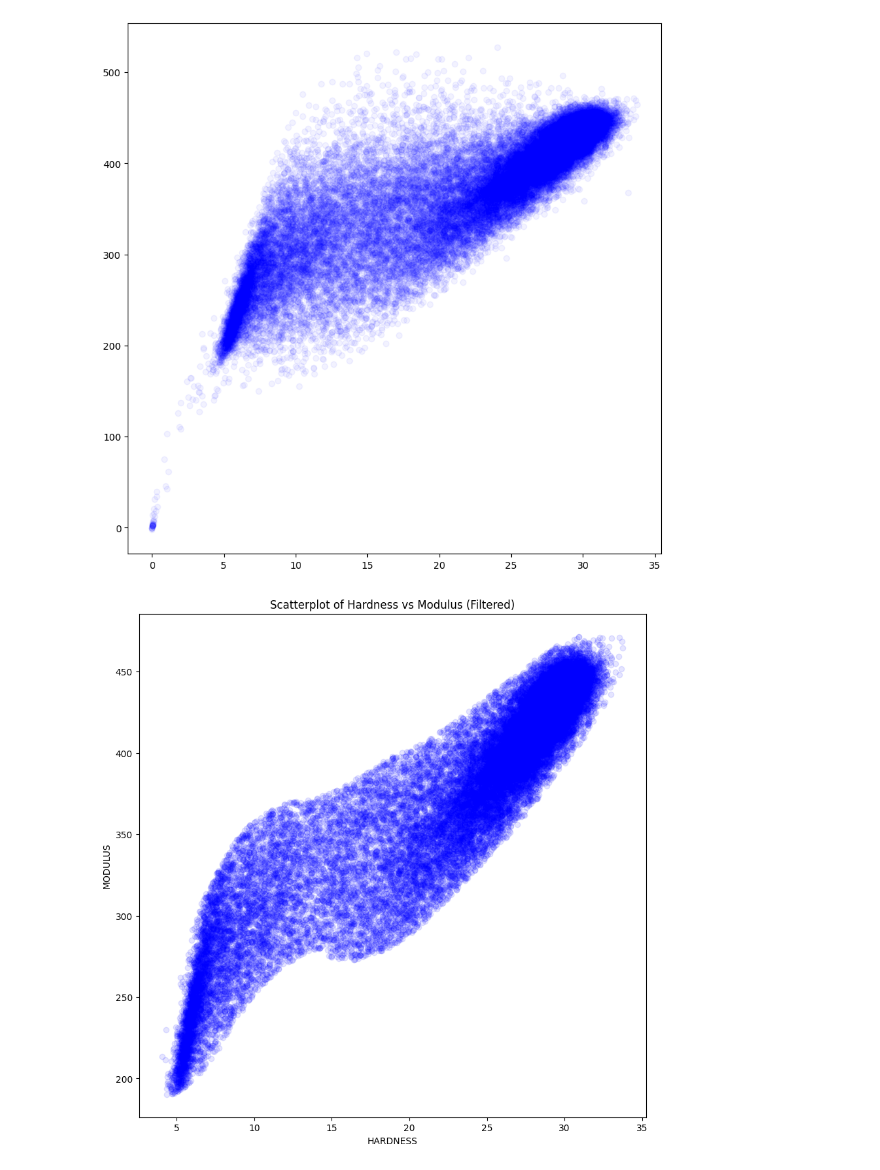
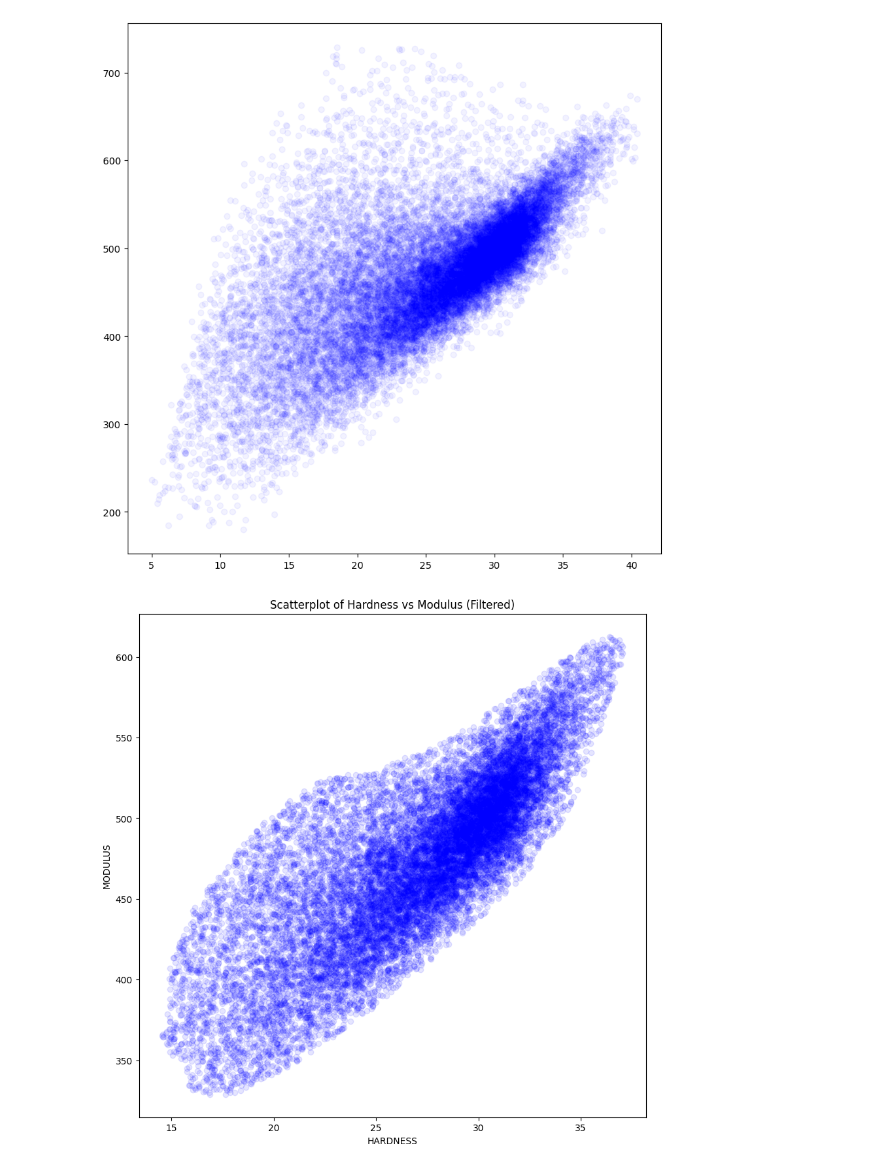
Before and after one commit to laiaorme/High-speed-Nanoindentation-Data-Analysis-through-GMM-Clustering-and-Skew-Normal-Mixture, a Jupyter notebook: Additional codes/Density_and_outliers.ipynb, the cells around one changed output. Drawn from its saved outputs; the diff is of its cells as text; code cells hidden in the pictures.

```diff
--- a/Additional codes/Density_and_outliers.ipynb
+++ b/Additional codes/Density_and_outliers.ipynb
@@ -4,51 +4,48 @@ from scipy.stats import gaussian_kde
 import numpy as np
 import pandas as pd
 
-excel = '/content/S50-4D-tot.xlsx'
+excel = '/content/WCNiFine-4D-80nm-150x150_filtered.xlsx'
+
+threshold = 0.1  # Set the density threshold
 
 def DataToDF(excel):
     sheet_name = 'Test 1'
     df = pd.read_excel(excel, sheet_name=sheet_name)
-    df.dropna(subset=['HARDNESS'], inplace=True)
-    #remove inf
-    df = df.iloc[2:]
+    df.dropna(subset=['HARDNESS', 'MODULUS'], inplace=True)  # Drop rows with NaN in HARDNESS or MODULUS
+    df = df.iloc[2:]  # Remove the first two rows if they're not useful
     df = df.astype(float)
     return df
 
-def DFtoMatrix(df):
-    # Transform dataframe into a matrix X with dimensions: num of data x 2
-    matrix = df[['HARDNESS', 'MODULUS']].values.reshape(-1, 2)
-    return matrix
-
+# Load data
 df = DataToDF(excel)
 
 # Plot all the data
 plt.figure(figsize=(10, 10))
 plt.scatter(df['HARDNESS'], df['MODULUS'], color='blue', alpha=0.05)
 plt.show()
 
 # Calculate densities
 values = df[['HARDNESS', 'MODULUS']].values.T
 kde = gaussian_kde(values)
 density = kde(values)
 
 # Stablish density threshold
-threshold = np.percentile(density, 10)  # 20% of the data is below this threshold
+threshold = np.percentile(density, 20)
 
 # Filtrar puntos por densidad
 filtered_df = df[density > threshold]
 filtered_df.to_excel('filtered_data.xlsx', index=False)
 
 # Nuevo scatterplot con los puntos filtrados
 plt.figure(figsize=(10, 10))
 plt.scatter(filtered_df['HARDNESS'], filtered_df['MODULUS'], alpha=0.1, color='blue')
 plt.xlabel('HARDNESS')
 plt.ylabel('MODULUS')
 plt.title('Scatterplot of Hardness vs Modulus (Filtered)')
 plt.show()
 # %% [output]
-[figure, old version]
+[figure, new version]
-[figure, old version]
+[figure, new version]
 # %%
 import seaborn as sns
 import numpy as np
```
Also changed, not shown: parts of 1 cell of this notebook, 1 other file.
